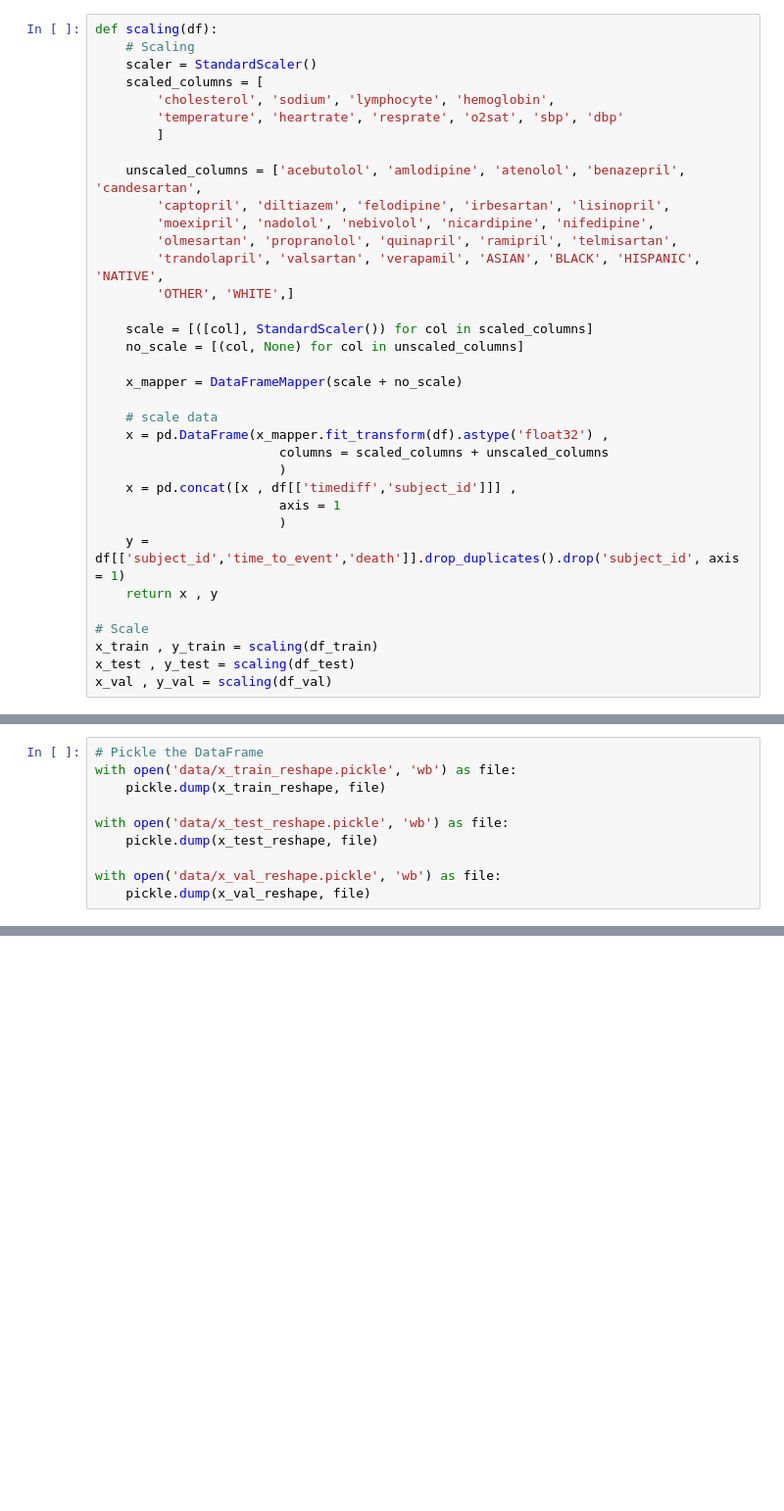
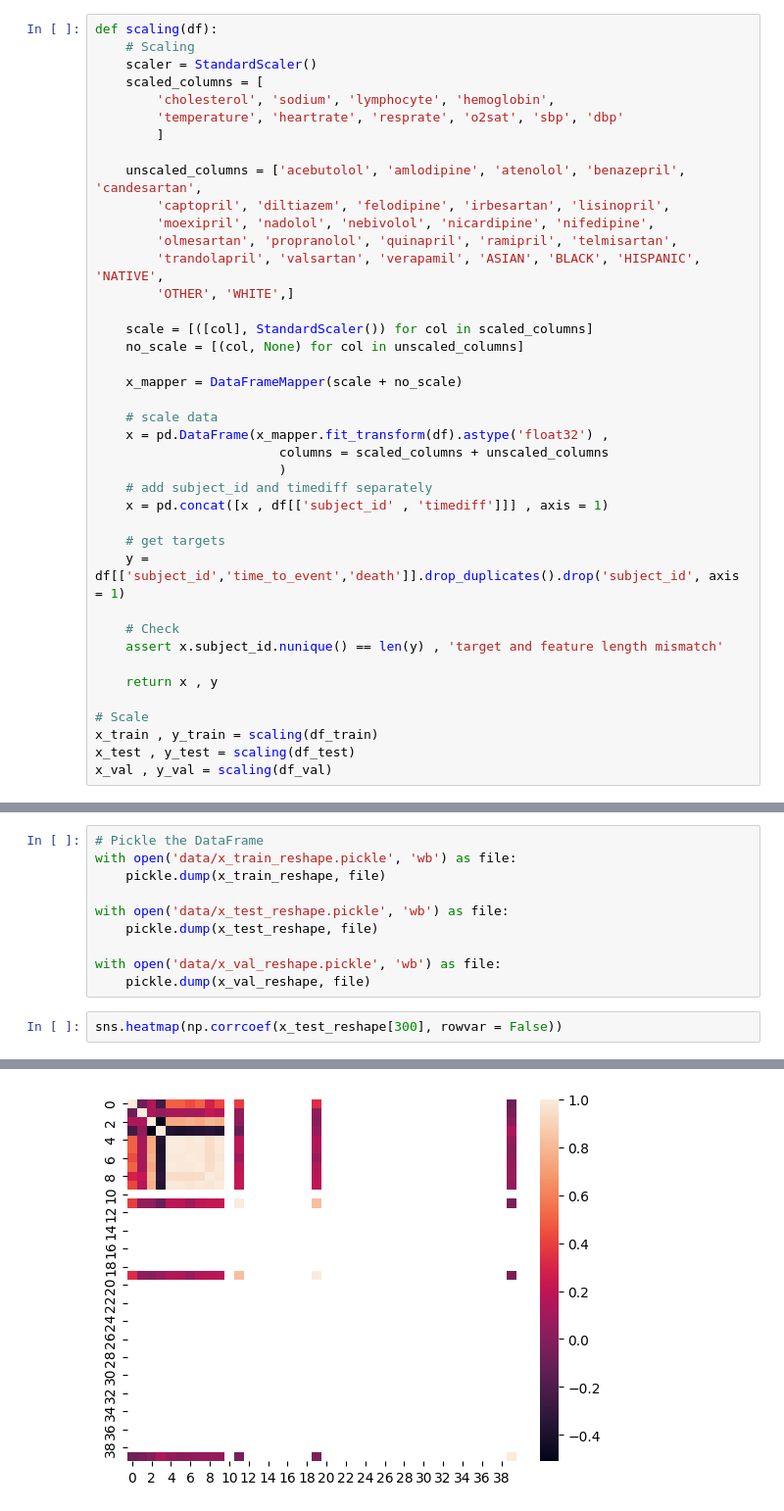
Before and after one commit to sourasen1011/UoE_Research_Project_2023, a Jupyter notebook: 05_preprocessing_emr_data/05_time_variant_format_std.ipynb, the cells around one changed output, grey strips where cells are left out. Shown: that part at 98% size. Cells and saved outputs as stored; diff of their text form; blank space fills up the shorter version.

```diff
--- a/05_preprocessing_emr_data/05_time_variant_format_std.ipynb
+++ b/05_preprocessing_emr_data/05_time_variant_format_std.ipynb
@@ -95,10 +109,15 @@ def scaling(df):
     x = pd.DataFrame(x_mapper.fit_transform(df).astype('float32') ,
                         columns = scaled_columns + unscaled_columns
                         )
-    x = pd.concat([x , df[['timediff','subject_id']]] ,
-                        axis = 1
-                        )
+    # add subject_id and timediff separately
+    x = pd.concat([x , df[['subject_id' , 'timediff']]] , axis = 1)
+
+    # get targets
     y = df[['subject_id','time_to_event','death']].drop_duplicates().drop('subject_id', axis = 1)
+
+    # Check
+    assert x.subject_id.nunique() == len(y) , 'target and feature length mismatch'
+
     return x , y
 
 # Scale
@@ -164,3 +231,6 @@ with open('data/x_test_reshape.pickle', 'wb') as file:
 
 with open('data/x_val_reshape.pickle', 'wb') as file:
     pickle.dump(x_val_reshape, file)
+# %%
+sns.heatmap(np.corrcoef(x_test_reshape[300], rowvar = False))
+# %% [output]
@@ -167,3 +238,4 @@ with open('data/x_val_reshape.pickle', 'wb') as file:
+[figure, added]
 # %%
 sns.heatmap(np.corrcoef(x_test_reshape[100] , rowvar = False))
 # %% [output]
```
Also changed, not shown: parts of 17 cells of this notebook, 1 other file.
